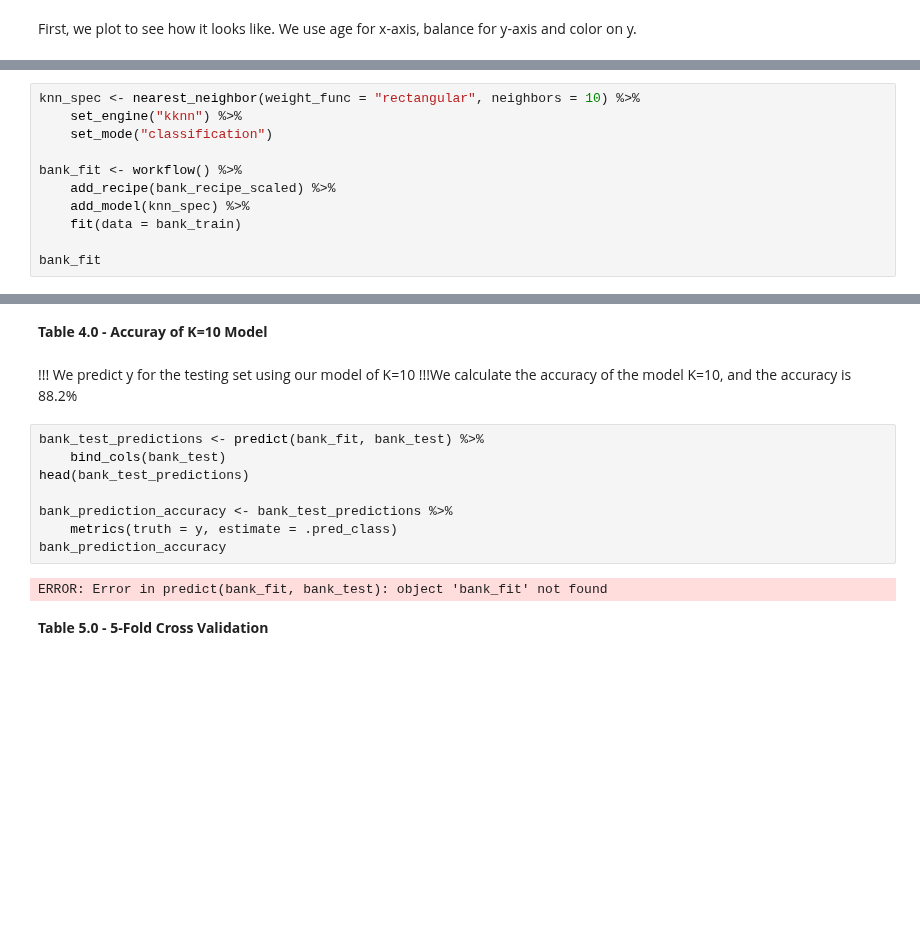
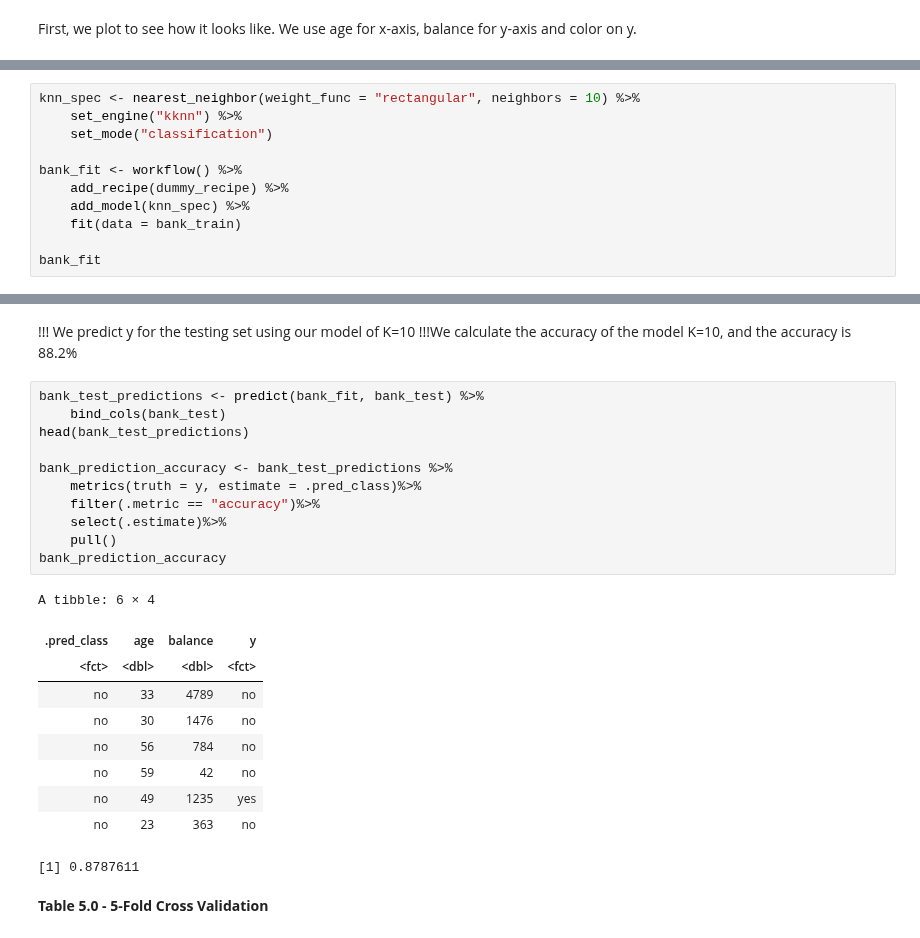
Before and after one commit to Kyungmin725/group34, a Jupyter notebook: group-project34.ipynb, the cells around one changed output, grey strips where cells are left out. Drawn from its saved outputs; the diff is of its cells as text; blank space fills up the shorter version.

```diff
--- a/group-project34.ipynb
+++ b/group-project34.ipynb
@@ -251,7 +298,7 @@ knn_spec <- nearest_neighbor(weight_func = "rectangular", neighbors = 10) %>%
     set_mode("classification")
 
 bank_fit <- workflow() %>%
-    add_recipe(bank_recipe_scaled) %>%
+    add_recipe(dummy_recipe) %>%
     add_model(knn_spec) %>%
     fit(data = bank_train)
 
@@ -261,18 +323,28 @@ ERROR: Error in is_recipe(recipe): object 'bank_recipe_scaled' not found
-# %% [markdown]
-**Table 4.0 - Accuray of K=10 Model**
 # %% [markdown]
 !!! We predict y for the testing set using our model of K=10
 !!!We calculate the accuracy of the model K=10, and the accuracy is 88.2%
 # %%
 bank_test_predictions <- predict(bank_fit, bank_test) %>%
     bind_cols(bank_test)
 head(bank_test_predictions)
 
 bank_prediction_accuracy <- bank_test_predictions %>%
-    metrics(truth = y, estimate = .pred_class)
+    metrics(truth = y, estimate = .pred_class)%>%
+    filter(.metric == "accuracy")%>%
+    select(.estimate)%>%
+    pull()
 bank_prediction_accuracy
 # %% [output]
-ERROR: Error in predict(bank_fit, bank_test): object 'bank_fit' not found
+A tibble: 6 × 4
+| .pred_class | age | balance | y |
+| <fct> | <dbl> | <dbl> | <fct> |
+| no | 33 | 4789 | no |
+| no | 30 | 1476 | no |
+| no | 56 | 784 | no |
+| no | 59 | 42 | no |
+| no | 49 | 1235 | yes |
+| no | 23 | 363 | no |
+[1] 0.8787611
 # %% [markdown]
 **Table 5.0 - 5-Fold Cross Validation**
 # %% [markdown]
```
Also changed, not shown: parts of 25 cells of this notebook.
